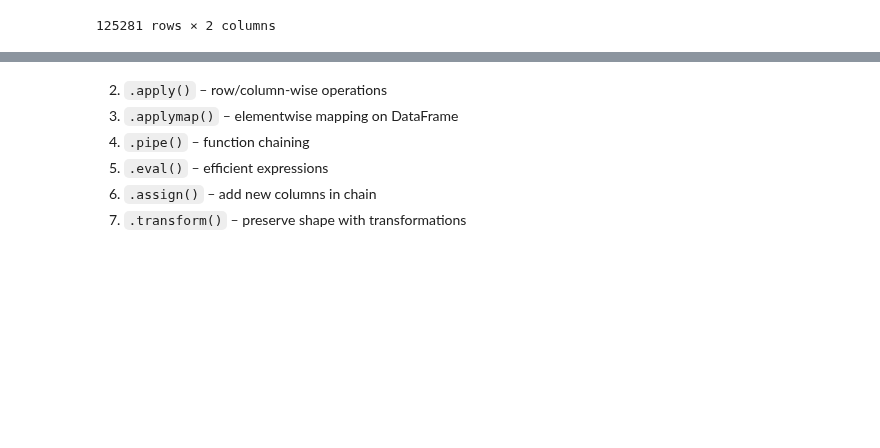
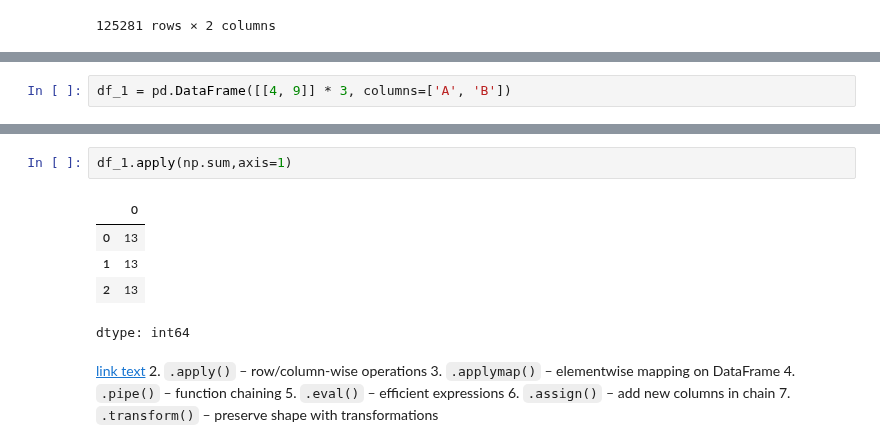
Before and after one commit to svgoudar/My-Data-Science-Roadmap, a Jupyter notebook: Pandas_and_Numpy/Panda/5.Data Transformation.ipynb, the cells around one changed output, grey strips where cells are left out. Cells and saved outputs as stored; diff of their text form; blank space fills up the shorter version.

```diff
--- a/Pandas_and_Numpy/Panda/5.Data Transformation.ipynb
+++ b/Pandas_and_Numpy/Panda/5.Data Transformation.ipynb
@@ -77,0 +80,2 @@ TypeError: Series.map() got an unexpected keyword argument 'n_digits'
+# %%
+df_1 = pd.DataFrame([[4, 9]] * 3, columns=['A', 'B'])
@@ -78,5 +90,13 @@ TypeError: Series.map() got an unexpected keyword argument 'n_digits'
+# %%
+df_1.apply(np.sum,axis=1)
+# %% [output]
+|  | 0 |
+| 0 | 13 |
+| 1 | 13 |
+| 2 | 13 |
+dtype: int64
 # %% [markdown]
-
+[link text](https://)
 2. `.apply()` – row/column-wise operations
 3. `.applymap()` – elementwise mapping on DataFrame
 4. `.pipe()` – function chaining
```
Also changed, not shown: parts of 6 cells of this notebook.
